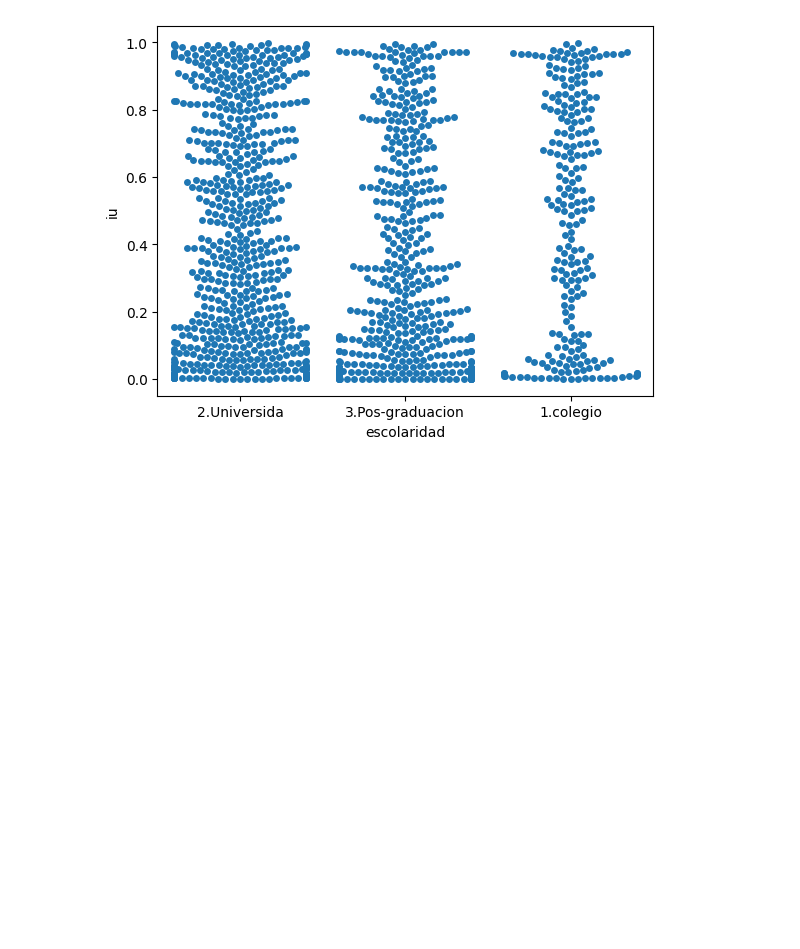
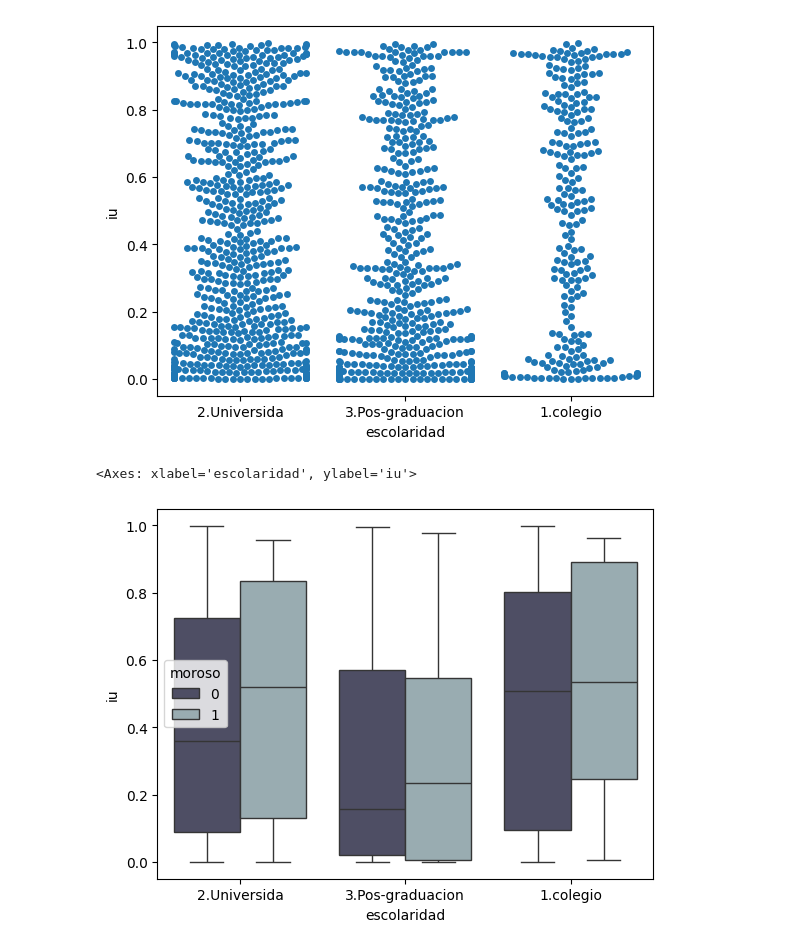
Before and after one commit to celioso/DataVisualizationExplorandoConSeaborn, a Jupyter notebook: analisis_de_Datos.ipynb, the cells around one changed output. Drawn from its saved outputs; the diff is of its cells as text; code cells hidden in the pictures; blank space fills up the shorter version.

```diff
--- a/analisis_de_Datos.ipynb
+++ b/analisis_de_Datos.ipynb
@@ -285,3 +285,8 @@ sns.swarmplot(x="escolaridad",y="iu", data=tarjetas)
 # %% [output]
 <Axes: xlabel='escolaridad', ylabel='iu'>
 [figure]
+# %%
+sns.boxplot(x= "escolaridad", y="iu", data=tarjetas, hue="moroso", palette="bone")
+# %% [output]
+<Axes: xlabel='escolaridad', ylabel='iu'>
+[figure, added]
```
Also changed, not shown: parts of 7 cells of this notebook, 1 other file.
